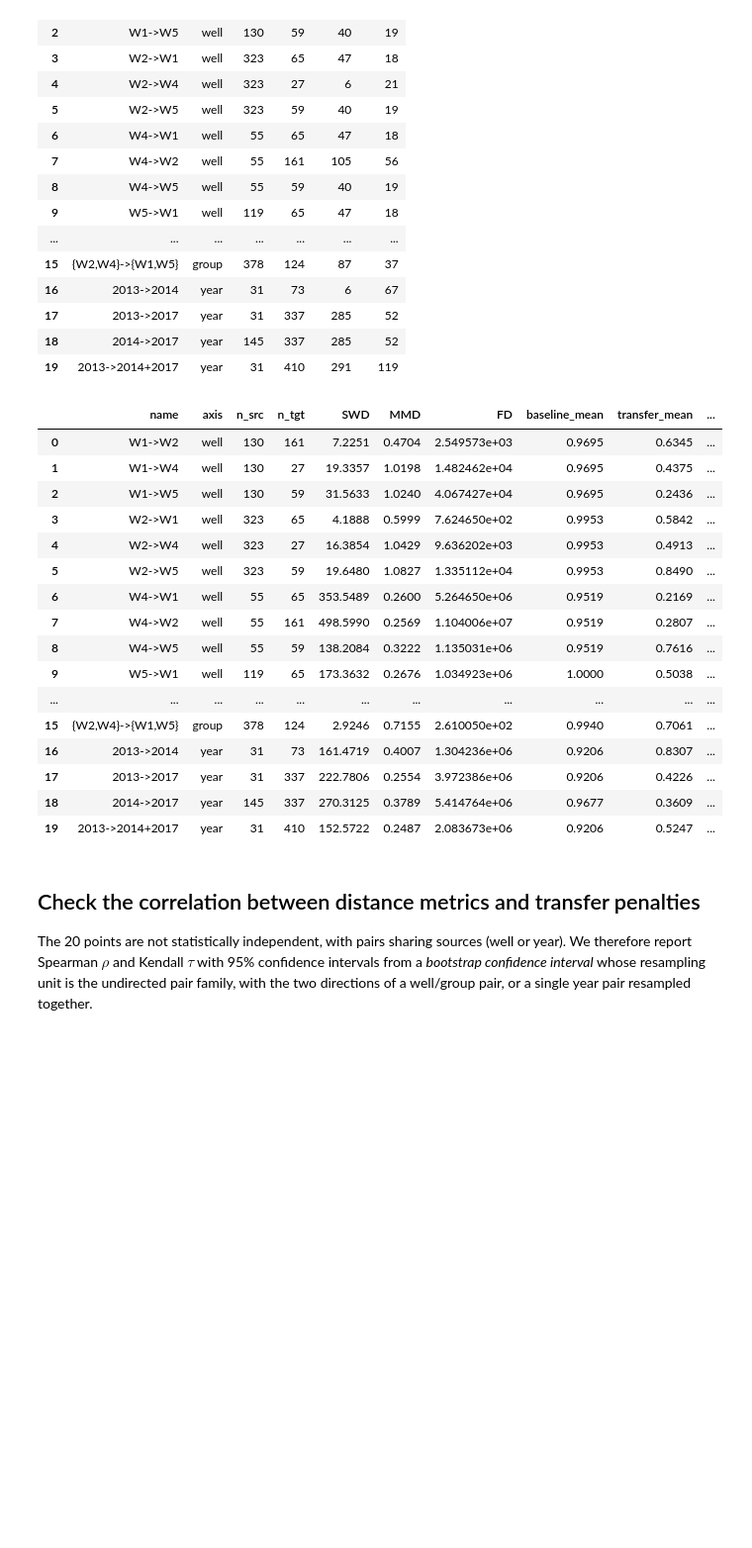
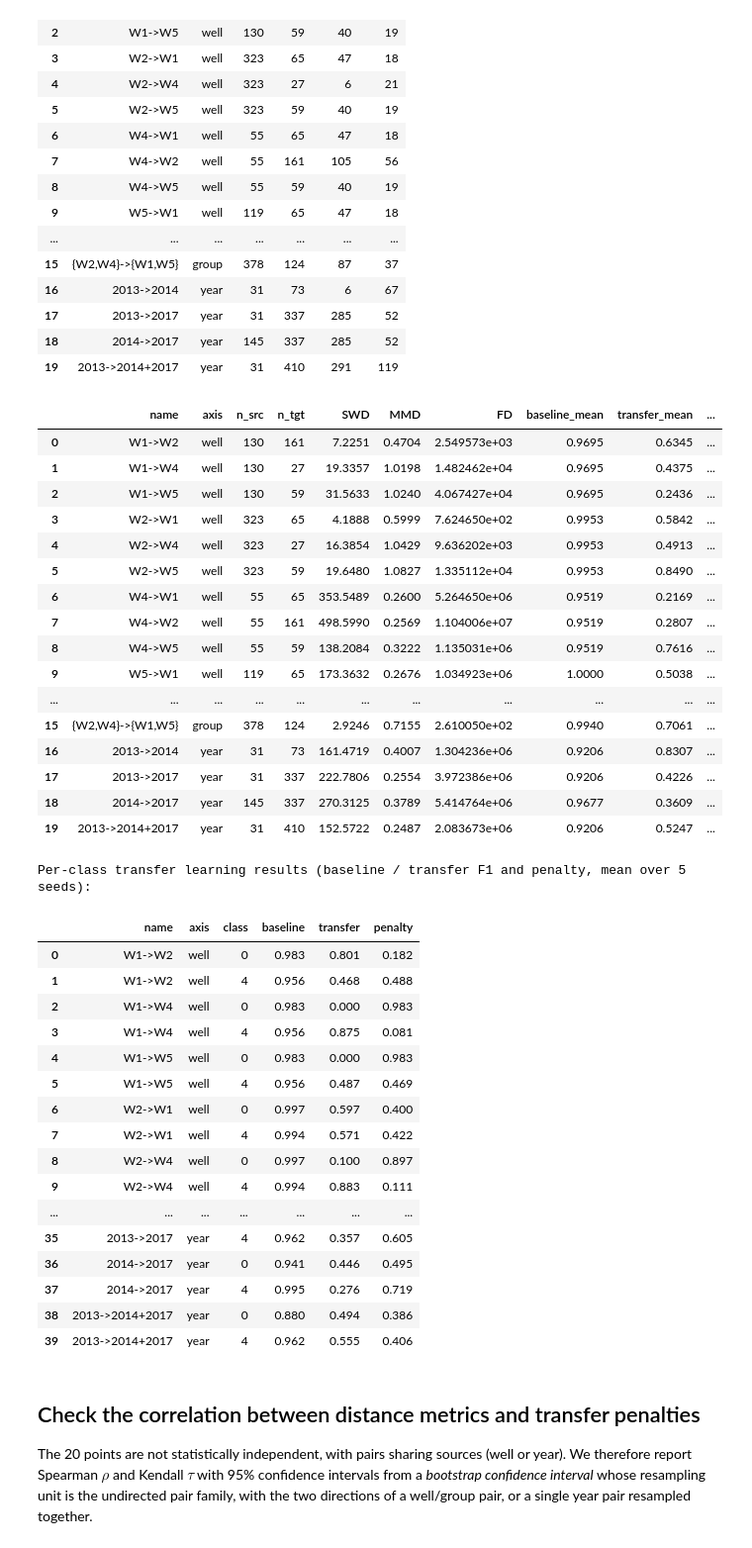
Before and after one commit to lollogiro/ai4i-transfer-learning-synthetic, a Jupyter notebook: stage2-transfer_learning/3w_dom_dist_tl.ipynb, the cells around one changed output. Shown at 99% size. Drawn from its saved outputs; the diff is of its cells as text; code cells hidden in the pictures; blank space fills up the shorter version.

```diff
--- a/stage2-transfer_learning/3w_dom_dist_tl.ipynb
+++ b/stage2-transfer_learning/3w_dom_dist_tl.ipynb
@@ -486,7 +486,7 @@ def conditional_distances(source_df: pd.DataFrame, target_df: pd.DataFrame, clas
         return {'SWD': np.nan, 'MMD': np.nan, 'FD': np.nan}
     return {m: float(np.mean([d[m] for d in dists])) for m in ['SWD', 'MMD', 'FD']}
 
-def run_transfer_trials_seeded(source_df: pd.DataFrame, target_df: pd.DataFrame, seeds: list, n_trees: int = 100) -> dict:
+def run_transfer_trials_seeded(source_df: pd.DataFrame, target_df: pd.DataFrame, seeds: list, n_trees: int = 100, classes: list = None) -> dict:
     """
     Per-seed transfer penalty computation.
     Args:
@@ -494,31 +494,48 @@ def run_transfer_trials_seeded(source_df: pd.DataFrame, target_df: pd.DataFrame,
         target_df (pd.DataFrame): Target feature table
         seeds (list): List of random seeds for reproducibility
         n_trees (int): Number of trees in the Random Forest classifier
+        classes (list): List of class codes to compute F1-score for
     Returns:
         dict: Dictionary with mean and std of baseline, transfer, and penalty F1 scores across seeds
     """
     X_src, y_src = source_df[ACTIVE_FEATURES].values, source_df['Class'].values
     X_tgt, y_tgt = target_df[ACTIVE_FEATURES].values, target_df['Class'].values
+    labels = sorted(classes) if classes is not None else sorted(np.unique(np.concatenate([y_src, y_tgt])))
 
     min_class_count = int(np.unique(y_src, return_counts=True)[1].min())
     n_splits = max(2, min(5, min_class_count))
     skf = StratifiedKFold(n_splits=n_splits, shuffle=True, random_state=42)
 
     baselines, transfers, penalties = [], [], []
+    cls_base, cls_tl, cls_pen = [], [], []
     for seed in seeds:
         rf = RandomForestClassifier(n_estimators=n_trees, random_state=seed, n_jobs=-1)
         y_cv = cross_val_predict(rf, X_src, y_src, cv=skf, n_jobs=-1)
         f1_baseline = f1_score(y_src, y_cv, average='macro')
         rf.fit(X_src, y_src)
+        y_pred = rf.predict(X_tgt)
         f1_transfer = f1_score(y_tgt, rf.predict(X_tgt), average='macro')
         baselines.append(f1_baseline)
         transfers.append(f1_transfer)
         penalties.append(f1_baseline - f1_transfer)
+        c_base = f1_score(y_src, y_cv, average=None, labels=labels, zero_division=0)
+        c_tl = f1_score(y_tgt, y_pred, average=None, labels=labels, zero_division=0)
+        cls_base.append(c_base)
+        cls_tl.append(c_tl)
+        cls_pen.append(c_base - c_tl)
+
+    per_class = pd.DataFrame({
+        'class': labels,
+        'baseline': np.mean(cls_base, axis=0),
+        'transfer': np.mean(cls_tl, axis=0),
+        'penalty': np.mean(cls_pen, axis=0),
+    })
 
     return {
         'baseline_mean': np.mean(baselines), 'baseline_std': np.std(baselines),
         'transfer_mean': np.mean(transfers), 'transfer_std': np.std(transfers),
         'penalty_mean': np.mean(penalties), 'penalty_std': np.std(penalties),
+        'per_class': per_class
     }
 
 def evaluate_pair(source_df: pd.DataFrame, target_df: pd.DataFrame, classes: list, seeds: list) -> dict:
@@ -542,6 +559,6 @@ def evaluate_pair(source_df: pd.DataFrame, target_df: pd.DataFrame, classes: lis
     tgt['Class'] = target_df['Class'].values
 
     dist = conditional_distances(src, tgt, classes)
-    tl = run_transfer_trials_seeded(src, tgt, seeds)
+    tl = run_transfer_trials_seeded(src, tgt, seeds, classes=classes)
     return {'n_src': len(src), 'n_tgt': len(tgt), **dist, **tl}
 # %% [markdown]
@@ -903,33 +909,60 @@ display(pair_counts)
 rows = []
 for spec in pair_specs:
     src = domain_rows(wells=spec['src_wells'], years=spec['src_years'])
     tgt = domain_rows(wells=spec['tgt_wells'], years=spec['tgt_years'], fold='eval')
     r = evaluate_pair(src, tgt, [0, 4], RF_SEEDS)
     r.update(name=spec['name'], axis=spec['axis'], family=spec['family'])
     rows.append(r)
 
 results_df = pd.DataFrame(rows)
 
 cols = ['name', 'axis', 'n_src', 'n_tgt', 'SWD', 'MMD', 'FD', 'baseline_mean', 'transfer_mean', 'penalty_mean', 'penalty_std']
 display(results_df[cols].round(4))
+
+# per-class F1 score to check which class (0 or 4) affects the transfer penalty more
+per_class_rows = []
+for r in rows:
+    per_class_rows.append(r['per_class'].assign(name=r['name'], axis=r['axis']))
+per_class_df = pd.concat(per_class_rows, ignore_index=True)
+print('Per-class transfer learning results (baseline / transfer F1 and penalty, mean over 5 seeds):')
+display(per_class_df[['name', 'axis', 'class', 'baseline', 'transfer', 'penalty']].round(3))
+results_df = results_df.drop(columns=['per_class'])
 # %% [output]
 |  | name | axis | n_src | n_tgt | SWD | MMD | FD | baseline_mean | transfer_mean | ... |
 | 0 | W1->W2 | well | 130 | 161 | 7.2251 | 0.4704 | 2.549573e+03 | 0.9695 | 0.6345 | ... |
 | 1 | W1->W4 | well | 130 | 27 | 19.3357 | 1.0198 | 1.482462e+04 | 0.9695 | 0.4375 | ... |
 | 2 | W1->W5 | well | 130 | 59 | 31.5633 | 1.0240 | 4.067427e+04 | 0.9695 | 0.2436 | ... |
 | 3 | W2->W1 | well | 323 | 65 | 4.1888 | 0.5999 | 7.624650e+02 | 0.9953 | 0.5842 | ... |
 | 4 | W2->W4 | well | 323 | 27 | 16.3854 | 1.0429 | 9.636202e+03 | 0.9953 | 0.4913 | ... |
 | 5 | W2->W5 | well | 323 | 59 | 19.6480 | 1.0827 | 1.335112e+04 | 0.9953 | 0.8490 | ... |
 | 6 | W4->W1 | well | 55 | 65 | 353.5489 | 0.2600 | 5.264650e+06 | 0.9519 | 0.2169 | ... |
 | 7 | W4->W2 | well | 55 | 161 | 498.5990 | 0.2569 | 1.104006e+07 | 0.9519 | 0.2807 | ... |
 | 8 | W4->W5 | well | 55 | 59 | 138.2084 | 0.3222 | 1.135031e+06 | 0.9519 | 0.7616 | ... |
 | 9 | W5->W1 | well | 119 | 65 | 173.3632 | 0.2676 | 1.034923e+06 | 1.0000 | 0.5038 | ... |
 | ... | ... | ... | ... | ... | ... | ... | ... | ... | ... | ... |
 | 15 | {W2,W4}->{W1,W5} | group | 378 | 124 | 2.9246 | 0.7155 | 2.610050e+02 | 0.9940 | 0.7061 | ... |
 | 16 | 2013->2014 | year | 31 | 73 | 161.4719 | 0.4007 | 1.304236e+06 | 0.9206 | 0.8307 | ... |
 | 17 | 2013->2017 | year | 31 | 337 | 222.7806 | 0.2554 | 3.972386e+06 | 0.9206 | 0.4226 | ... |
 | 18 | 2014->2017 | year | 145 | 337 | 270.3125 | 0.3789 | 5.414764e+06 | 0.9677 | 0.3609 | ... |
 | 19 | 2013->2014+2017 | year | 31 | 410 | 152.5722 | 0.2487 | 2.083673e+06 | 0.9206 | 0.5247 | ... |
+Per-class transfer learning results (baseline / transfer F1 and penalty, mean over 5 seeds):
+|  | name | axis | class | baseline | transfer | penalty |
+| 0 | W1->W2 | well | 0 | 0.983 | 0.801 | 0.182 |
+| 1 | W1->W2 | well | 4 | 0.956 | 0.468 | 0.488 |
+| 2 | W1->W4 | well | 0 | 0.983 | 0.000 | 0.983 |
+| 3 | W1->W4 | well | 4 | 0.956 | 0.875 | 0.081 |
+| 4 | W1->W5 | well | 0 | 0.983 | 0.000 | 0.983 |
+| 5 | W1->W5 | well | 4 | 0.956 | 0.487 | 0.469 |
+| 6 | W2->W1 | well | 0 | 0.997 | 0.597 | 0.400 |
+| 7 | W2->W1 | well | 4 | 0.994 | 0.571 | 0.422 |
+| 8 | W2->W4 | well | 0 | 0.997 | 0.100 | 0.897 |
+| 9 | W2->W4 | well | 4 | 0.994 | 0.883 | 0.111 |
+| ... | ... | ... | ... | ... | ... | ... |
+| 35 | 2013->2017 | year | 4 | 0.962 | 0.357 | 0.605 |
+| 36 | 2014->2017 | year | 0 | 0.941 | 0.446 | 0.495 |
+| 37 | 2014->2017 | year | 4 | 0.995 | 0.276 | 0.719 |
+| 38 | 2013->2014+2017 | year | 0 | 0.880 | 0.494 | 0.386 |
+| 39 | 2013->2014+2017 | year | 4 | 0.962 | 0.555 | 0.406 |
 # %% [markdown]
 ## Check the correlation between distance metrics and transfer penalties
 
```
Also changed, not shown: parts of 2 cells of this notebook, 2 other files.
